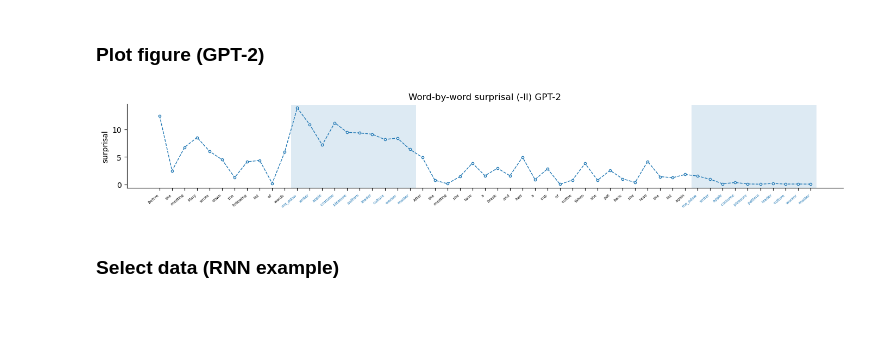
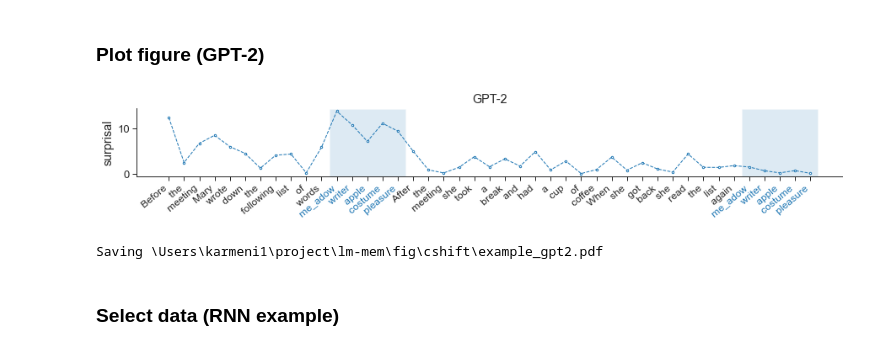
Before and after one commit to KristijanArmeni/verbatim-memory-in-NLMs, a Jupyter notebook: notebooks/manuscript_figures.ipynb, the cells around one changed output. Drawn from its saved outputs; the diff is of its cells as text; code cells hidden in the pictures; blank space fills up the shorter version.

```diff
--- a/notebooks/manuscript_figures.ipynb
+++ b/notebooks/manuscript_figures.ipynb
@@ -80,36 +348,9 @@ d.loc[d.stimid==stimid, ["token", "marker", "model", "second_list"]]
 | 2301665 | pattern | 3 | lstm | permute |
 # %% [markdown]
 # Design figures
-# %%
-#wrapper function
-def plot_example(x, y, markers, xlabels, ylabel, fh, fw, title):
-
-    f, a = plt.subplots(figsize=(fw, fh))
-
-    a.plot(x, y, marker=".", markerfacecolor="white", linestyle="--", linewidth=1)
-
-    x_rect = np.where(l==l[m==3][0])[0]
-    y_rect = a.get_ylim()[0]
-
-    for i, xloc in enumerate(x_rect):
-        a.add_patch(Rectangle(xy=(xloc-0.5, y_rect), width=len(l[m==1]), height=a.get_ylim()[-1]+0.5,
-                               edgecolor=None, facecolor="tab:blue", alpha=0.15))
-
-    a.set_xticks(x);
-    a.set_xticklabels(l, rotation=40, fontsize=5, ha="right");
-
-    bluewords = np.isin(m, [1, 3])
-
-    [t.set_color("tab:blue") for i, t in enumerate(a.xaxis.get_ticklabels()) if bluewords[i]]
-
-    a.spines["top"].set_visible(False)
-    a.spines["right"].set_visible(False)
-    a.set(ylabel=ylabel, title=title);
-
-    return f, a
 # %%
 # common fig properties
-w, h, w_disp, h_disp = 7, 0.8, 17, 3
+w, h, w_disp, h_disp = 15, 1.5, 17, 3
 # %% [markdown]
 ### Select data (GPT-2 example)
 # %%
@@ -118,7 +359,7 @@ rng = np.random.RandomState(123)
 sentid = rng.randint(low=1, high=21)
 # %%
 sel = (data_gpt.prompt_len==8) & \
-      (data_gpt.list_len==10) & \
+      (data_gpt.list_len==5) & \
       (data_gpt.second_list=="repeat") & \
       (data_gpt.context=="intact") & \
       (data_gpt.list=="random") & \
@@ -134,15 +375,18 @@ l = data.loc[data.stimid==sentid].token.to_numpy()
 # %% [markdown]
 ### Plot figure (GPT-2)
 # %%
-with plt.style.context("default"):
-    f, a = plot_example(x=x, y=y, markers=m, xlabels=l, ylabel="surprisal", fh=2, fw=w_disp, title="Word-by-word surprisal (-ll) GPT-2")
+sns.set_style("ticks")
+f, a = plot_example(x=x, y=y, markers=m, xlabels=l, ylabel="surprisal", fh=h, fw=w, title="GPT-2")
 # %% [output]
-[figure, old version]
+[figure, new version]
 # %%
 if savefigs:
     f.set_size_inches(w=w, h=h)
+    print("Saving {}".format(os.path.join(savedir, "example_gpt2.pdf")))
     f.savefig(os.path.join(savedir, "example_gpt2.pdf"), transparent=True, dpi=300, bbox_inches="tight")
     f.savefig(os.path.join(savedir, "example_gpt2.png"), dpi=300, bbox_inches="tight")
+# %% [output]
+Saving \Users\karmeni1\project\lm-mem\fig\cshift\example_gpt2.pdf
 # %% [markdown]
 ### Select data (RNN example)
 # %%
```
Also changed, not shown: parts of 207 cells of this notebook.
